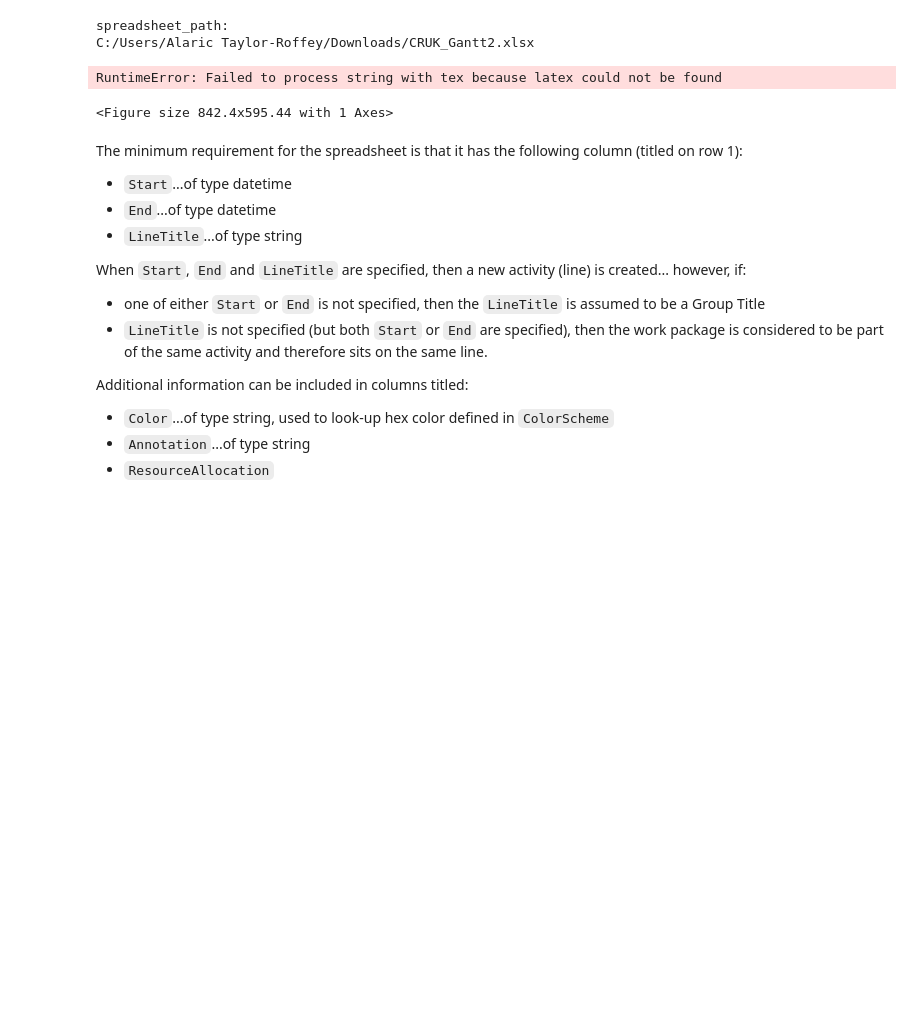
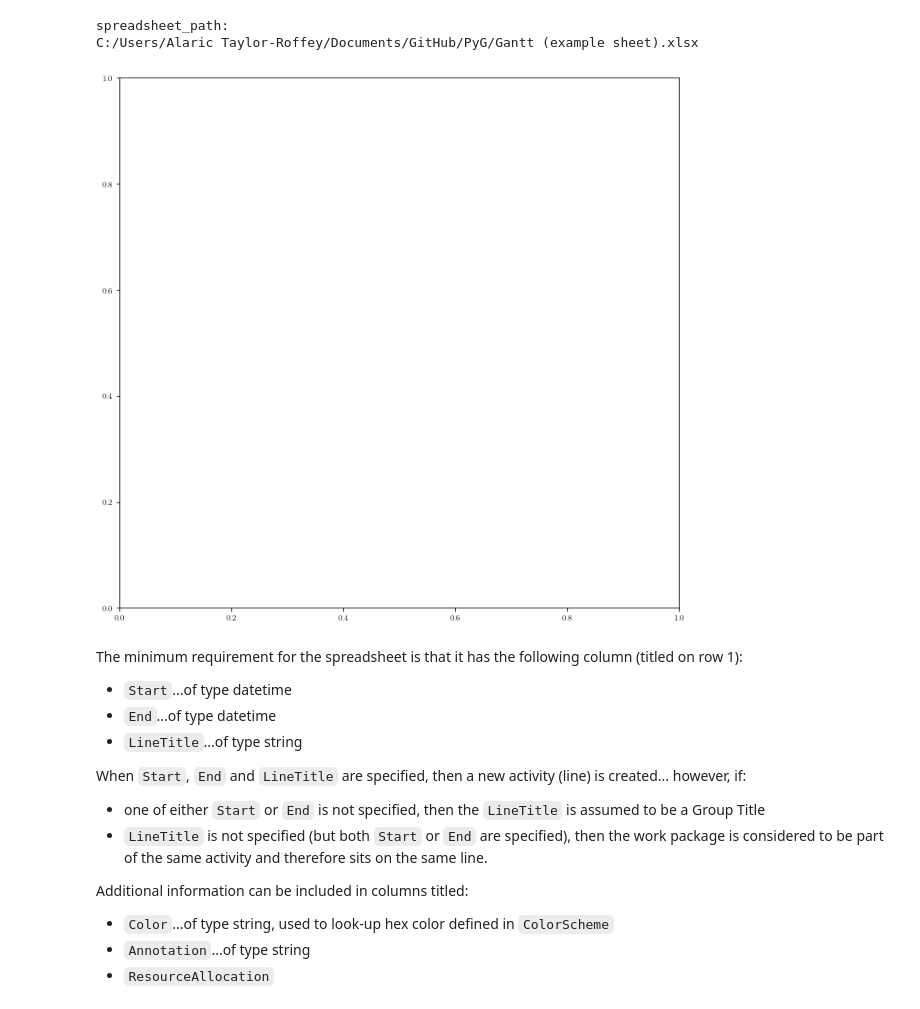
Before and after one commit to awtaylor/PyG, a Jupyter notebook: PyG.ipynb, the cells around one changed output. Cells and saved outputs as stored; diff of their text form; code cells hidden in the pictures; blank space fills up the shorter version.

```diff
--- a/PyG.ipynb
+++ b/PyG.ipynb
@@ -77,54 +93,58 @@ def create_bar(i, vertical_position, work_package):
 
     return
 # %%
-# withdraw tkinter root window
-root = Tk()
-root.attributes("-topmost", True) # raise to be in front of other windows
-root.withdraw()
+if 'spreadsheet_path' not in dir():
 
-# open dialog box and return the path to the selected file
-spreadsheet_path = askopenfilename(initialdir = os.getcwd(),
-                                     title = "Select spreadsheet containing Gantt data",
-                                     filetypes = (("Spreadsheets","*.xlsx"),("all files","*.*")))
+    # withdraw tkinter root window
+    root = Tk()
+    root.attributes("-topmost", True) # raise to be in front of other windows
+    root.withdraw()
 
-print('spreadsheet_path:')
-print(spreadsheet_path)
+    # open dialog box and return the path to the selected file
+    spreadsheet_path = askopenfilename(initialdir = os.getcwd(),
+                                         title = "Select spreadsheet containing Gantt data",
+                                         filetypes = (("Spreadsheets","*.xlsx"),("all files","*.*")))
 
-# Read EXCEL spreadsheet
-df = pd.read_excel(spreadsheet_path)
+    print('spreadsheet_path:')
+    print(spreadsheet_path)
+
+    # Read EXCEL spreadsheet
+    df = pd.read_excel(spreadsheet_path)
 # %% [output]
 spreadsheet_path:
-C:/Users/Alaric Taylor-Roffey/Downloads/CRUK_Gantt2.xlsx
+C:/Users/Alaric Taylor-Roffey/Documents/GitHub/PyG/Gantt (example sheet).xlsx
 # %%
 plt.close('all')
 
-fig, ax  = plt.subplots(figsize=(11.7,8.27))    # A4 is 11.7 x 8.27 inches
+fig, ax  = plt.subplots(figsize=(11.7, 8.3))    # A5 is 8.3 x 11.7 inches
+                                                #      (210 x 297 mm)
+                                                # A4 is 11.7 x 8.27 inches
                                                 #      (29.7 x 21.0 cm)
                                                 # A3 is 16.5 x 11.7 inches
                                                 #      (42.0 x 29.7 cm)
 
 # Setting margins for printing and space for labels on left edge
-plt.subplots_adjust(left=0.7/29.7, # fraction of total figsize (A4 is 29.7 x 21 cm)
-                    right= 20.7/29.7,
-                    top=20.3/21,
-                    bottom=1.4/21)
+plt.subplots_adjust(left=3.5/297, # fraction of total figsize (A4 is 29.7 x 21 cm)
+                    right= 215/297,
+                    top=208/210,
+                    bottom=8/210)
 
 # Alphabet list for labelling work packages
 alphabet_list = string.ascii_uppercase
 
 # Dictionary of colours referenced by EXCEL spreadsheet
 ColorScheme = {'A': '#957DAD',
                'B': '#E0BBE4',
                'C': '#D291BC',
                'D': '#FEC8D8',
                'E': '#FFDFD3',
                'F': '#90C978',
                'G': '#83C6DD',
                'H': '#AFD5AA',
-               'I': '#5DB1D1'}
+               'I': '#5DB1D1',
+               'X': '#660000'} # Blood red
 # %% [output]
-RuntimeError: Failed to process string with tex because latex could not be found
-<Figure size 842.4x595.44 with 1 Axes>
+[figure, added]
 # %%
 ########################
 # HIERACHY (terminology)
```
Also changed, not shown: parts of 8 cells of this notebook, 6 other files.
